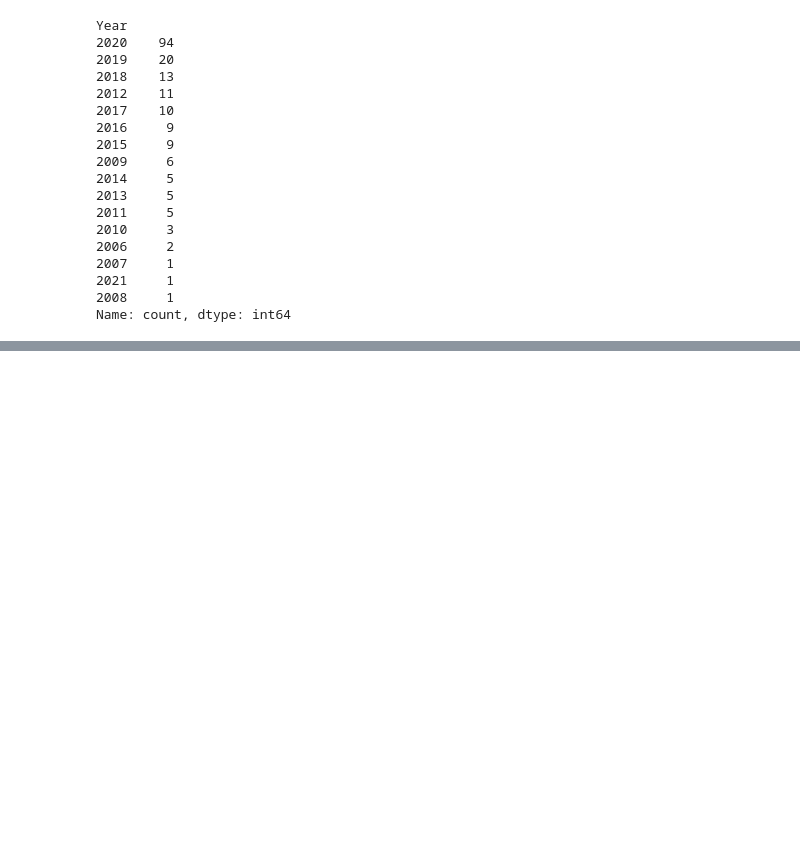
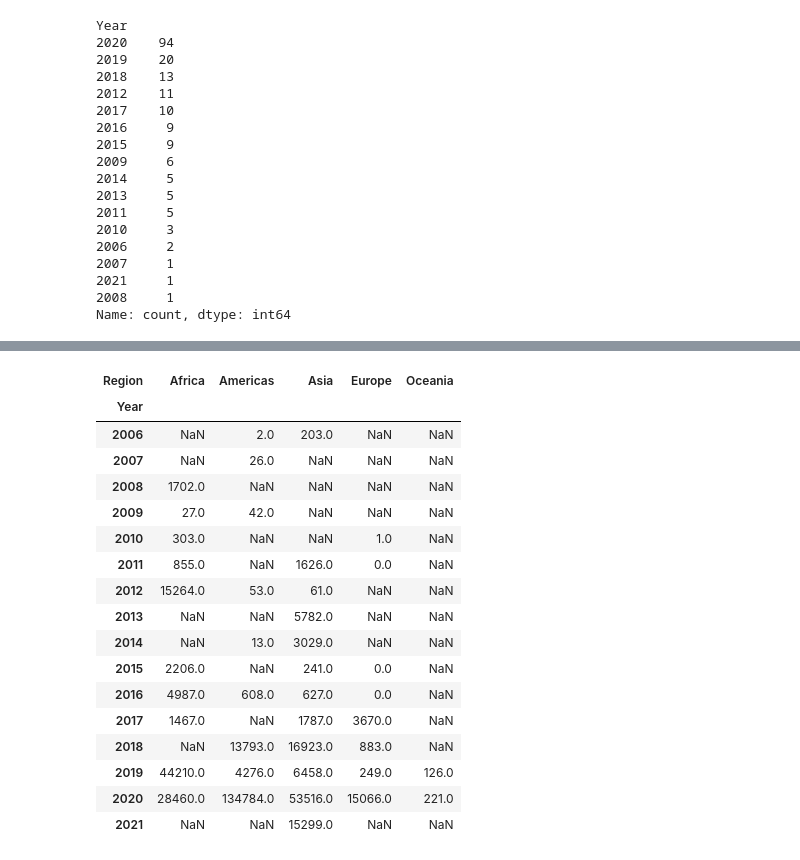
Before and after one commit to aminase/python-data-analysis, a Jupyter notebook: home.ipynb, the cells around one changed output, grey strips where cells are left out. Saved outputs shown, nothing was run; the diff lists cells and outputs as text; code cells hidden in the pictures; blank space fills up the shorter version.

```diff
--- a/home.ipynb
+++ b/home.ipynb
@@ -184,0 +223,22 @@ NameError: name 'df' is not defined
+# %%
+df_unstacted = df4.unstack(level = 0)
+df_unstacted
+# %% [output]
+| Region | Africa | Americas | Asia | Europe | Oceania |
+| Year |  |  |  |  |  |
+| 2006 | NaN | 2.0 | 203.0 | NaN | NaN |
+| 2007 | NaN | 26.0 | NaN | NaN | NaN |
+| 2008 | 1702.0 | NaN | NaN | NaN | NaN |
+| 2009 | 27.0 | 42.0 | NaN | NaN | NaN |
+| 2010 | 303.0 | NaN | NaN | 1.0 | NaN |
+| 2011 | 855.0 | NaN | 1626.0 | 0.0 | NaN |
+| 2012 | 15264.0 | 53.0 | 61.0 | NaN | NaN |
+| 2013 | NaN | NaN | 5782.0 | NaN | NaN |
+| 2014 | NaN | 13.0 | 3029.0 | NaN | NaN |
+| 2015 | 2206.0 | NaN | 241.0 | 0.0 | NaN |
+| 2016 | 4987.0 | 608.0 | 627.0 | 0.0 | NaN |
+| 2017 | 1467.0 | NaN | 1787.0 | 3670.0 | NaN |
+| 2018 | NaN | 13793.0 | 16923.0 | 883.0 | NaN |
+| 2019 | 44210.0 | 4276.0 | 6458.0 | 249.0 | 126.0 |
+| 2020 | 28460.0 | 134784.0 | 53516.0 | 15066.0 | 221.0 |
+| 2021 | NaN | NaN | 15299.0 | NaN | NaN |
```
Also changed, not shown: parts of 11 cells of this notebook, 1 other file.
